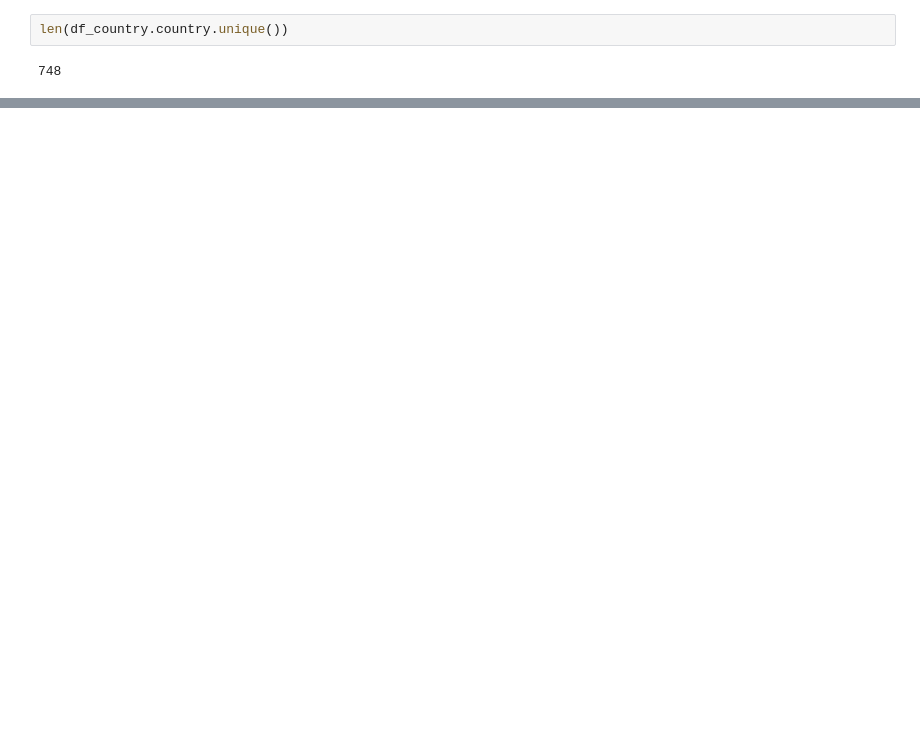
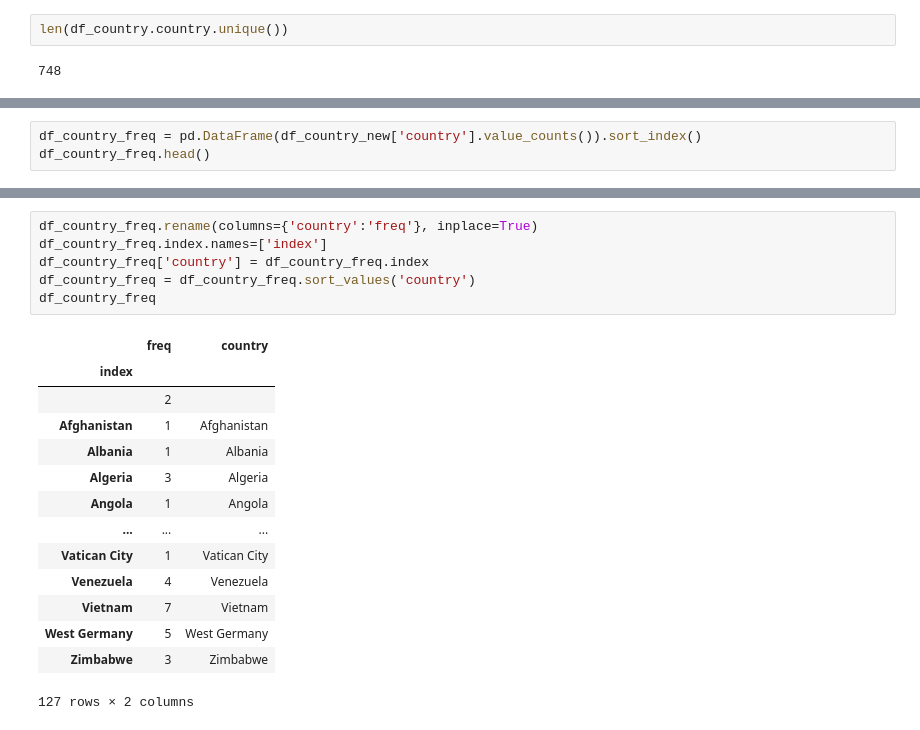
Before and after one commit to WRD397/Projects, a Jupyter notebook: BusinessCase_Netflix_EDA/main.ipynb, the cells around one changed output, grey strips where cells are left out. Cells and saved outputs as stored; diff of their text form; blank space fills up the shorter version.

```diff
--- a/BusinessCase_Netflix_EDA/main.ipynb
+++ b/BusinessCase_Netflix_EDA/main.ipynb
@@ -460,0 +550,3 @@ len(df_country.country.unique())
+# %%
+df_country_freq = pd.DataFrame(df_country_new['country'].value_counts()).sort_index()
+df_country_freq.head()
@@ -460,0 +560,21 @@ len(df_country.country.unique())
+# %%
+df_country_freq.rename(columns={'country':'freq'}, inplace=True)
+df_country_freq.index.names=['index']
+df_country_freq['country'] = df_country_freq.index
+df_country_freq = df_country_freq.sort_values('country')
+df_country_freq
+# %% [output]
+|  | freq | country |
+| index |  |  |
+|  | 2 |  |
+| Afghanistan | 1 | Afghanistan |
+| Albania | 1 | Albania |
+| Algeria | 3 | Algeria |
+| Angola | 1 | Angola |
+| ... | ... | ... |
+| Vatican City | 1 | Vatican City |
+| Venezuela | 4 | Venezuela |
+| Vietnam | 7 | Vietnam |
+| West Germany | 5 | West Germany |
+| Zimbabwe | 3 | Zimbabwe |
+127 rows × 2 columns
```
Also changed, not shown: parts of 10 cells of this notebook.
